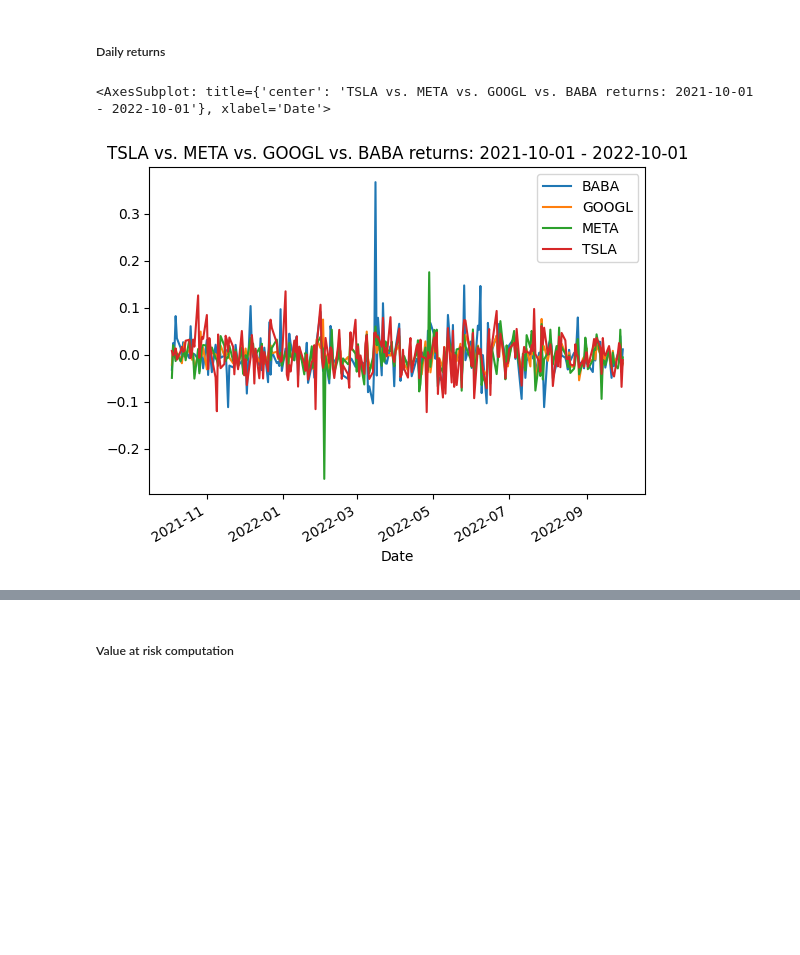
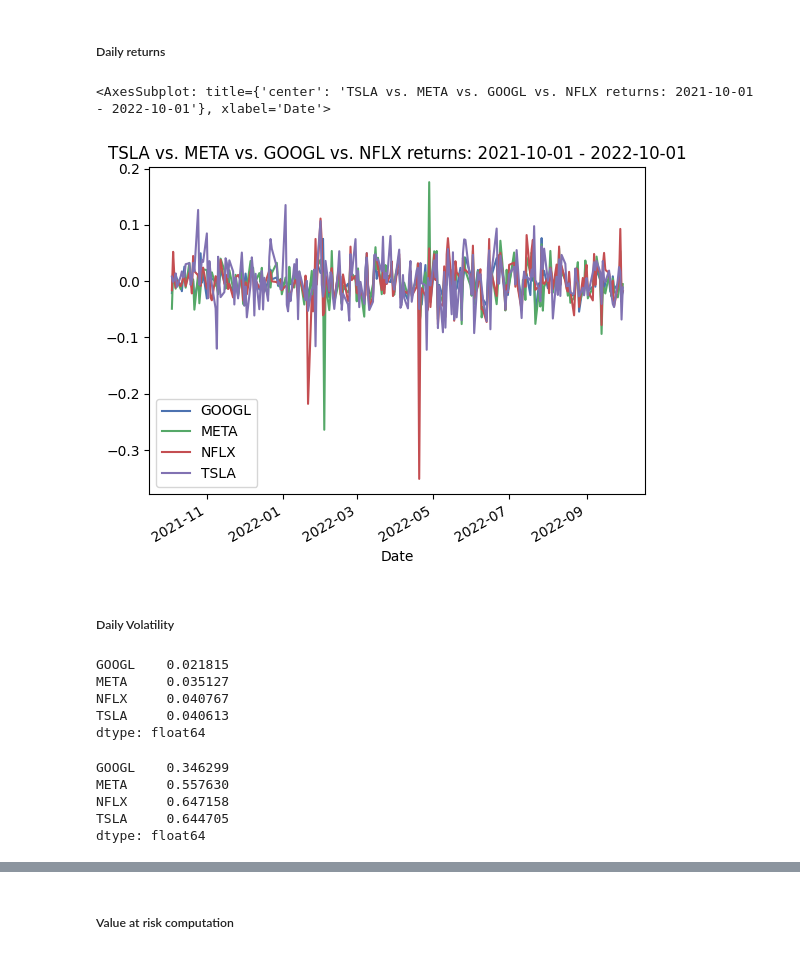
Before and after one commit to alessandrofogli/Monte-Carlo-simulation, a Jupyter notebook: MonteCarlo.ipynb, the cells around one changed output, grey strips where cells are left out. Drawn from its saved outputs; the diff is of its cells as text; code cells hidden in the pictures; blank space fills up the shorter version.

```diff
--- a/MonteCarlo.ipynb
+++ b/MonteCarlo.ipynb
@@ -19,7 +22,7 @@ import matplotlib.pyplot as plt
 # %% [markdown]
 ##### Base settings
 # %%
-assets = ['TSLA', 'META', 'GOOGL', 'BABA']
+tickers = ['TSLA', 'META', 'GOOGL', 'NFLX']
 weight = [0.25, 0.25, 0.25, 0.25,]
 start_date = '2021-10-01'
 end_date = '2022-10-01'
@@ -28,7 +31,6 @@ n_sims = 10 ** 5
 # %% [markdown]
 ##### Download Data
 # %%
-df = yf.download(assets, start=start_date,
-end=end_date, adjusted=True)
+df = yf.download(tickers, start=start_date, end=end_date, adjusted=True)['Adj Close']
 # %% [output]
 [*********************100%***********************]  4 of 4 completed
@@ -52,0 +37,3 @@ df
+# %%
+df= df.fillna(method='ffill')
+df
@@ -53,11 +67,28 @@ df
 # %% [markdown]
 ##### Daily returns
 # %%
-adj_close = df['Adj Close']
-returns = adj_close.pct_change().dropna() #we drop the first value since it is 0
+returns = df.pct_change().dropna() #we drop the first value since it is 0
 # %%
-plot_title = f'{" vs. ".join(assets)} returns: {start_date} - {end_date}'
+plot_title = f'{" vs. ".join(tickers)} returns: {start_date} - {end_date}'
 returns.plot(title= plot_title)
 # %% [output]
-<AxesSubplot: title={'center': 'TSLA vs. META vs. GOOGL vs. BABA returns: 2021-10-01 - 2022-10-01'}, xlabel='Date'>
+<AxesSubplot: title={'center': 'TSLA vs. META vs. GOOGL vs. NFLX returns: 2021-10-01 - 2022-10-01'}, xlabel='Date'>
-[figure, old version]
+[figure, new version]
+# %% [markdown]
+##### Daily Volatility
+# %%
+returns.std()
+# %% [output]
+GOOGL    0.021815
+META     0.035127
+NFLX     0.040767
+TSLA     0.040613
+dtype: float64
+# %%
+returns.std() * math.sqrt(252)
+# %% [output]
+GOOGL    0.346299
+META     0.557630
+NFLX     0.647158
+TSLA     0.644705
+dtype: float64
```
Also changed, not shown: parts of 19 cells of this notebook.
